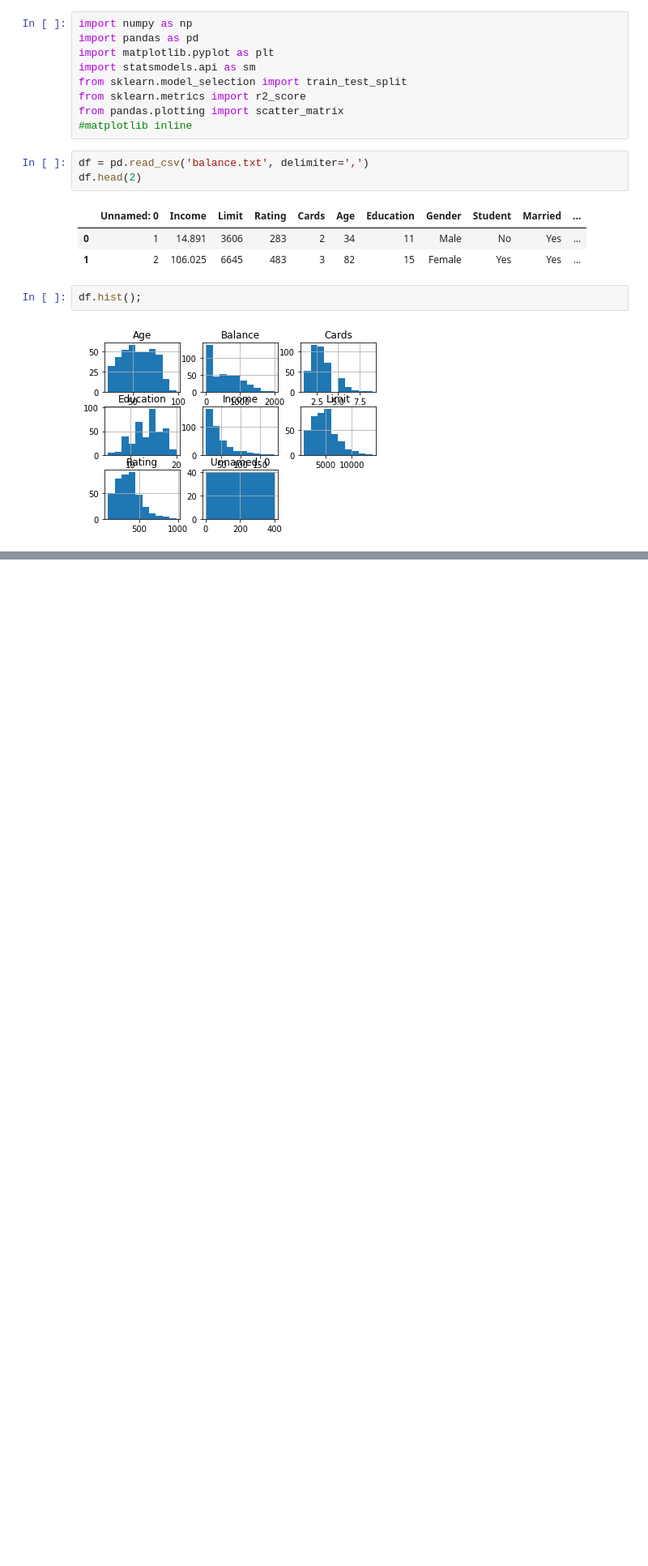
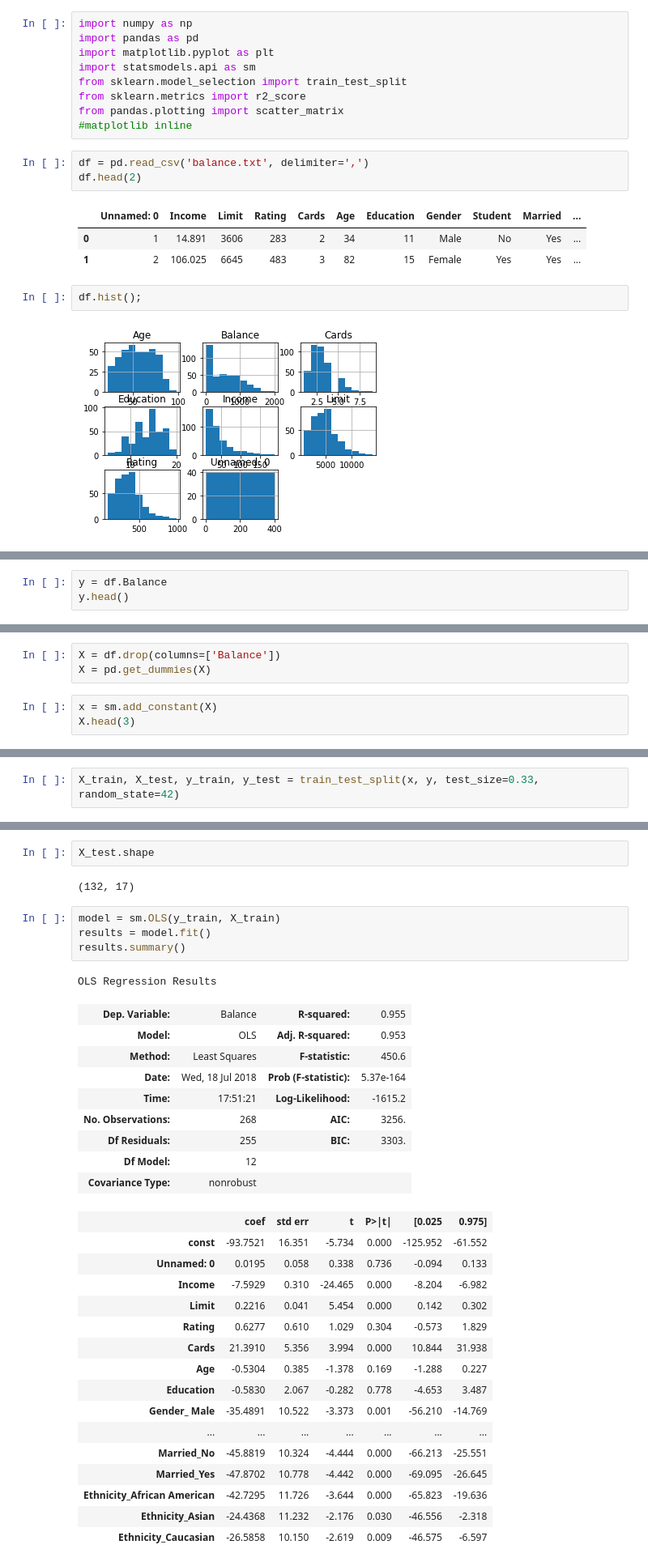
Before and after one commit to dev-branch/predict-credit-card-balance, a Jupyter notebook: creditcard_balance.ipynb, the cells around one changed output, grey strips where cells are left out. Shown: that part at 81% size. Drawn from its saved outputs; the diff is of its cells as text; blank space fills up the shorter version.

Commit message:
creditcard_balance modified

```diff
--- a/creditcard_balance.ipynb
+++ b/creditcard_balance.ipynb
@@ -20,0 +65,3 @@ df.hist();
+# %%
+y = df.Balance
+y.head()
@@ -20,0 +75,6 @@ df.hist();
+# %%
+X = df.drop(columns=['Balance'])
+X = pd.get_dummies(X)
+# %%
+x = sm.add_constant(X)
+X.head(3)
@@ -20,0 +86,2 @@ df.hist();
+# %%
+X_train, X_test, y_train, y_test = train_test_split(x, y, test_size=0.33, random_state=42)
@@ -20,0 +92,35 @@ df.hist();
+# %%
+X_test.shape
+# %% [output]
+(132, 17)
+# %%
+model = sm.OLS(y_train, X_train)
+results = model.fit()
+results.summary()
+# %% [output]
+OLS Regression Results
+| Dep. Variable: | Balance | R-squared: | 0.955 |
+| Model: | OLS | Adj. R-squared: | 0.953 |
+| Method: | Least Squares | F-statistic: | 450.6 |
+| Date: | Wed, 18 Jul 2018 | Prob (F-statistic): | 5.37e-164 |
+| Time: | 17:51:21 | Log-Likelihood: | -1615.2 |
+| No. Observations: | 268 | AIC: | 3256. |
+| Df Residuals: | 255 | BIC: | 3303. |
+| Df Model: | 12 |  |  |
+| Covariance Type: | nonrobust |  |  |
+|  | coef | std err | t | P>|t| | [0.025 | 0.975] |
+| const | -93.7521 | 16.351 | -5.734 | 0.000 | -125.952 | -61.552 |
+| Unnamed: 0 | 0.0195 | 0.058 | 0.338 | 0.736 | -0.094 | 0.133 |
+| Income | -7.5929 | 0.310 | -24.465 | 0.000 | -8.204 | -6.982 |
+| Limit | 0.2216 | 0.041 | 5.454 | 0.000 | 0.142 | 0.302 |
+| Rating | 0.6277 | 0.610 | 1.029 | 0.304 | -0.573 | 1.829 |
+| Cards | 21.3910 | 5.356 | 3.994 | 0.000 | 10.844 | 31.938 |
+| Age | -0.5304 | 0.385 | -1.378 | 0.169 | -1.288 | 0.227 |
+| Education | -0.5830 | 2.067 | -0.282 | 0.778 | -4.653 | 3.487 |
+| Gender_ Male | -35.4891 | 10.522 | -3.373 | 0.001 | -56.210 | -14.769 |
+| ... | ... | ... | ... | ... | ... | ... |
+| Married_No | -45.8819 | 10.324 | -4.444 | 0.000 | -66.213 | -25.551 |
+| Married_Yes | -47.8702 | 10.778 | -4.442 | 0.000 | -69.095 | -26.645 |
+| Ethnicity_African American | -42.7295 | 11.726 | -3.644 | 0.000 | -65.823 | -19.636 |
+| Ethnicity_Asian | -24.4368 | 11.232 | -2.176 | 0.030 | -46.556 | -2.318 |
+| Ethnicity_Caucasian | -26.5858 | 10.150 | -2.619 | 0.009 | -46.575 | -6.597 |
```
Also changed, not shown: parts of 7 cells of this notebook.
